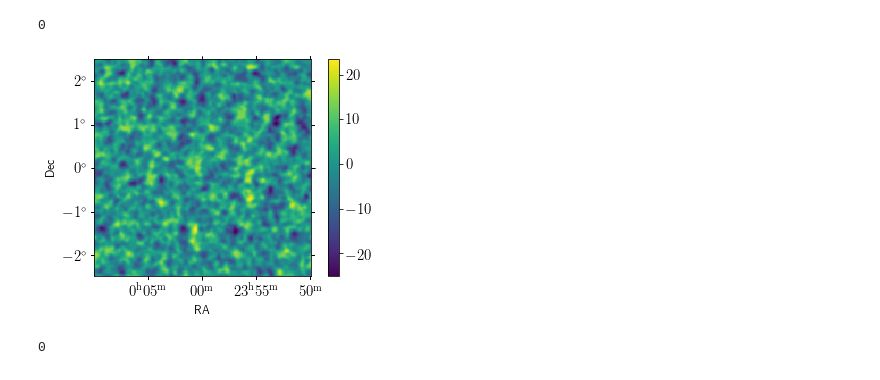
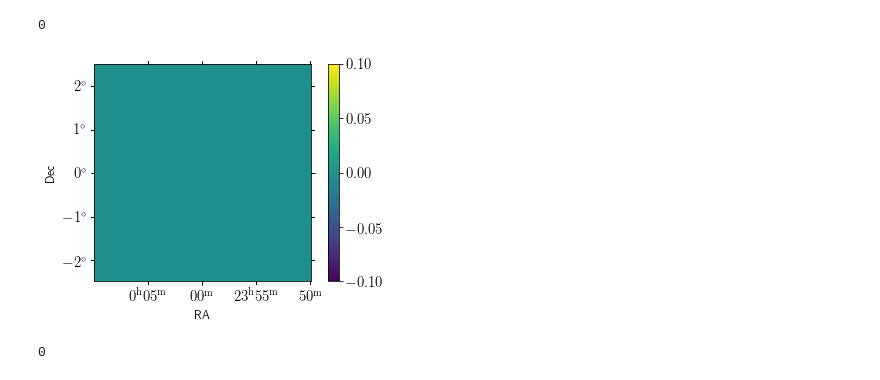
Before and after one commit to deepskies/DeepCMBsim, a Jupyter notebook: Unlensed Temperature Maps.ipynb, the cells around one changed output. Drawn from its saved outputs; the diff is of its cells as text; code cells hidden in the pictures.

```diff
--- a/Unlensed Temperature Maps.ipynb
+++ b/Unlensed Temperature Maps.ipynb
@@ -127,9 +126,9 @@ teb_maps = fcs.generate_maps(spectra_dict, fmi, 1, pixels, TEB_maps=True)
 0
 # %%
 #Demo of randomly generated map
-fmi.view_map(teb_maps[0,1].flatten())
+fmi.view_map(teb_maps[0,2].flatten())
 # %% [output]
-[figure, old version]
+[figure, new version]
 # %%
 phi_map = fcs.generate_maps(spectra_dict, fmi, 1, pixels, phi_map=True)
 # %% [output]
```
Also changed, not shown: parts of 10 cells of this notebook, 1 other file.
